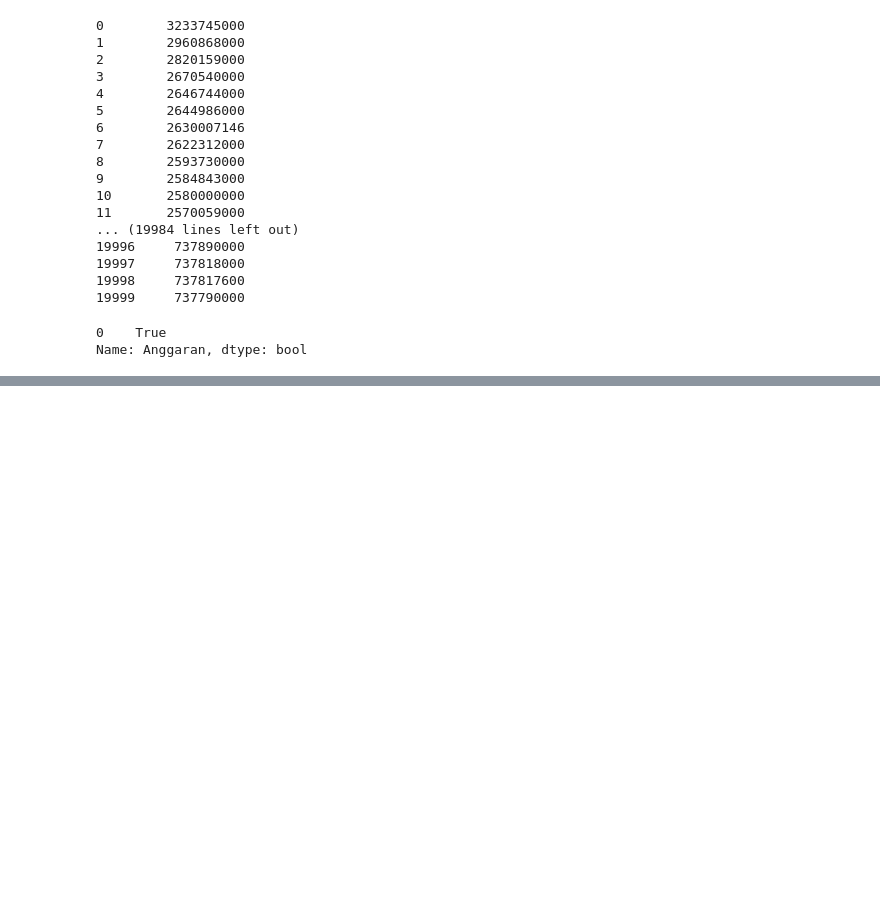
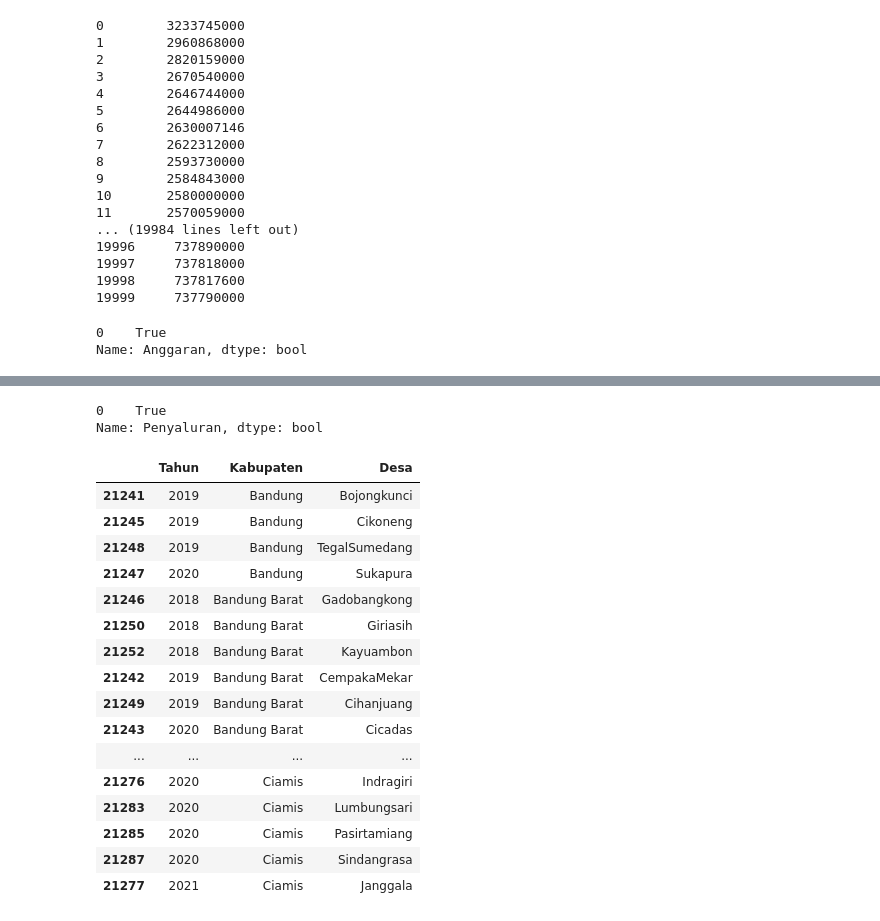
Before and after one commit to dhikaramadhansaputra/latihan_data_pre-processing, a Jupyter notebook: Laporan dana desa Provinsi Jawa Barat 2018 - 2021/(pre-processing) Laporan dana desa Provinsi Jawa Barat.ipynb, the cells around one changed output, grey strips where cells are left out. Cells and saved outputs as stored; diff of their text form; code cells hidden in the pictures; blank space fills up the shorter version.

```diff
--- a/Laporan dana desa Provinsi Jawa Barat 2018 - 2021/(worksheet) Laporan dana desa Provinsi Jawa Barat.ipynb
+++ b/Laporan dana desa Provinsi Jawa Barat 2018 - 2021/(pre-processing) Laporan dana desa Provinsi Jawa Barat.ipynb
@@ -181,0 +192,25 @@ df[df['Anggaran'] == 0]
+# %%
+df['Penyaluran'].astype(str).str.isnumeric().drop_duplicates()
+# %% [output]
+0    True
+Name: Penyaluran, dtype: bool
+# %%
+df[df['Penyaluran'] == 0][['Tahun', 'Kabupaten', 'Desa']].sort_values(['Kabupaten', 'Tahun']).head(50)
+# %% [output]
+|  | Tahun | Kabupaten | Desa |
+| 21241 | 2019 | Bandung | Bojongkunci |
+| 21245 | 2019 | Bandung | Cikoneng |
+| 21248 | 2019 | Bandung | TegalSumedang |
+| 21247 | 2020 | Bandung | Sukapura |
+| 21246 | 2018 | Bandung Barat | Gadobangkong |
+| 21250 | 2018 | Bandung Barat | Giriasih |
+| 21252 | 2018 | Bandung Barat | Kayuambon |
+| 21242 | 2019 | Bandung Barat | CempakaMekar |
+| 21249 | 2019 | Bandung Barat | Cihanjuang |
+| 21243 | 2020 | Bandung Barat | Cicadas |
+| ... | ... | ... | ... |
+| 21276 | 2020 | Ciamis | Indragiri |
+| 21283 | 2020 | Ciamis | Lumbungsari |
+| 21285 | 2020 | Ciamis | Pasirtamiang |
+| 21287 | 2020 | Ciamis | Sindangrasa |
+| 21277 | 2021 | Ciamis | Janggala |
```
Also changed, not shown: parts of 5 cells of this notebook, 2 other files.
